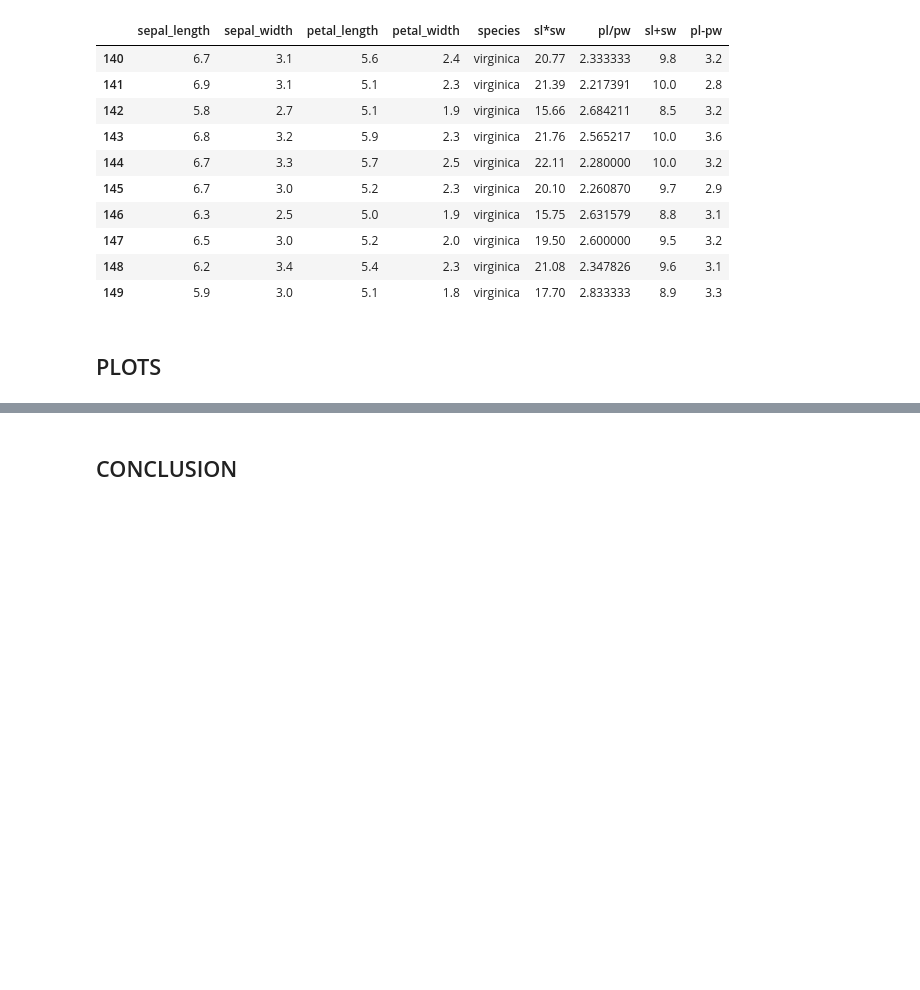
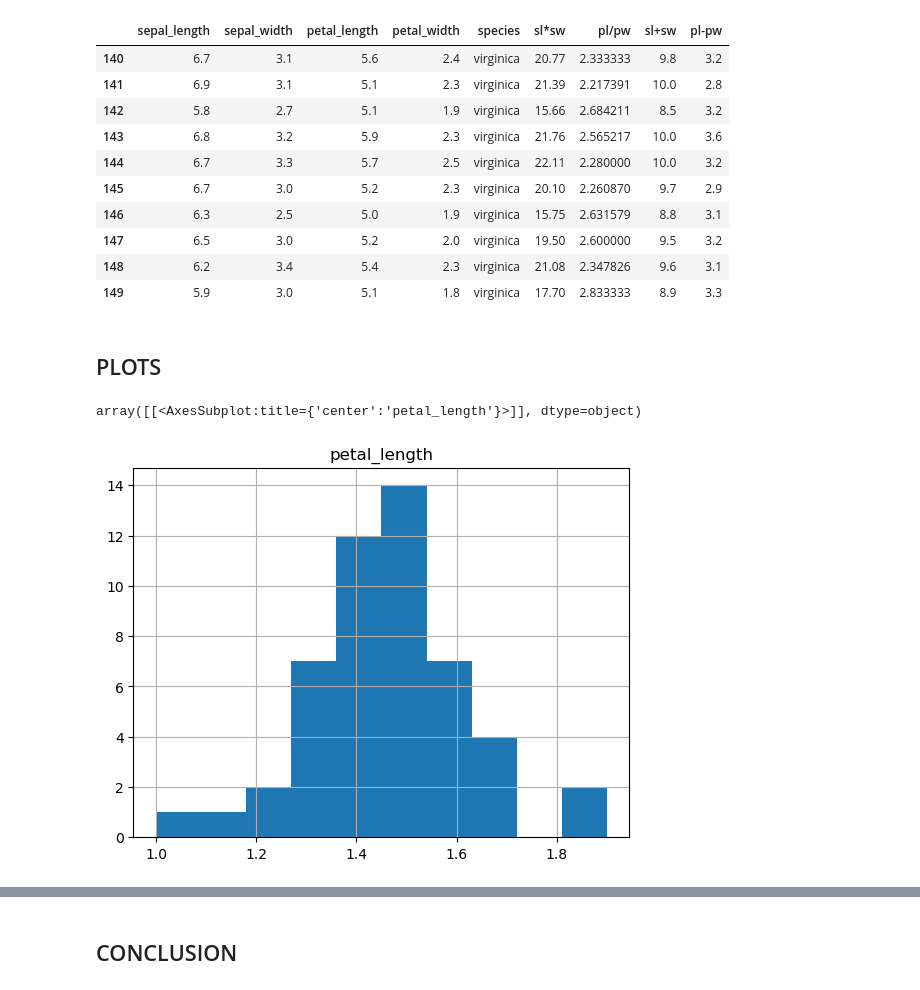
Before and after one commit to mickalleny2k/FUND_DATA, a Jupyter notebook: project.ipynb, the cells around one changed output, grey strips where cells are left out. Cells and saved outputs as stored; diff of their text form; code cells hidden in the pictures; blank space fills up the shorter version.

Commit message:
Histogram Plots of iris flowers

```diff
--- a/project.ipynb
+++ b/project.ipynb
@@ -471,3 +470,8 @@ iris.iloc[140:150]
 | 149 | 5.9 | 3.0 | 5.1 | 1.8 | virginica | 17.70 | 2.833333 | 8.9 | 3.3 |
 # %% [markdown]
 ## PLOTS
+# %%
+setosa.hist('petal_length')
+# %% [output]
+array([[<AxesSubplot:title={'center':'petal_length'}>]], dtype=object)
+[figure, added]
```
Also changed, not shown: parts of 9 cells of this notebook, 2 other files.
